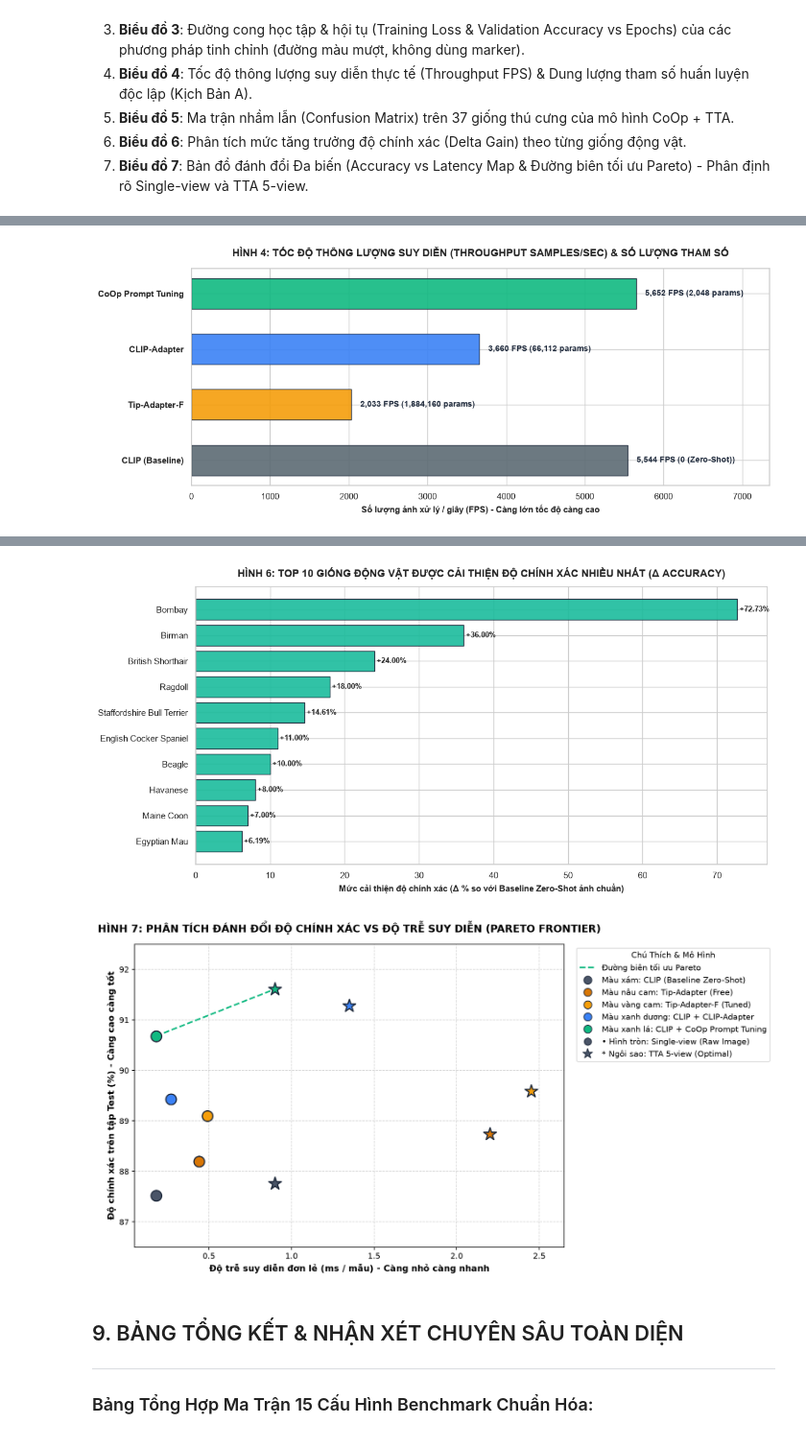
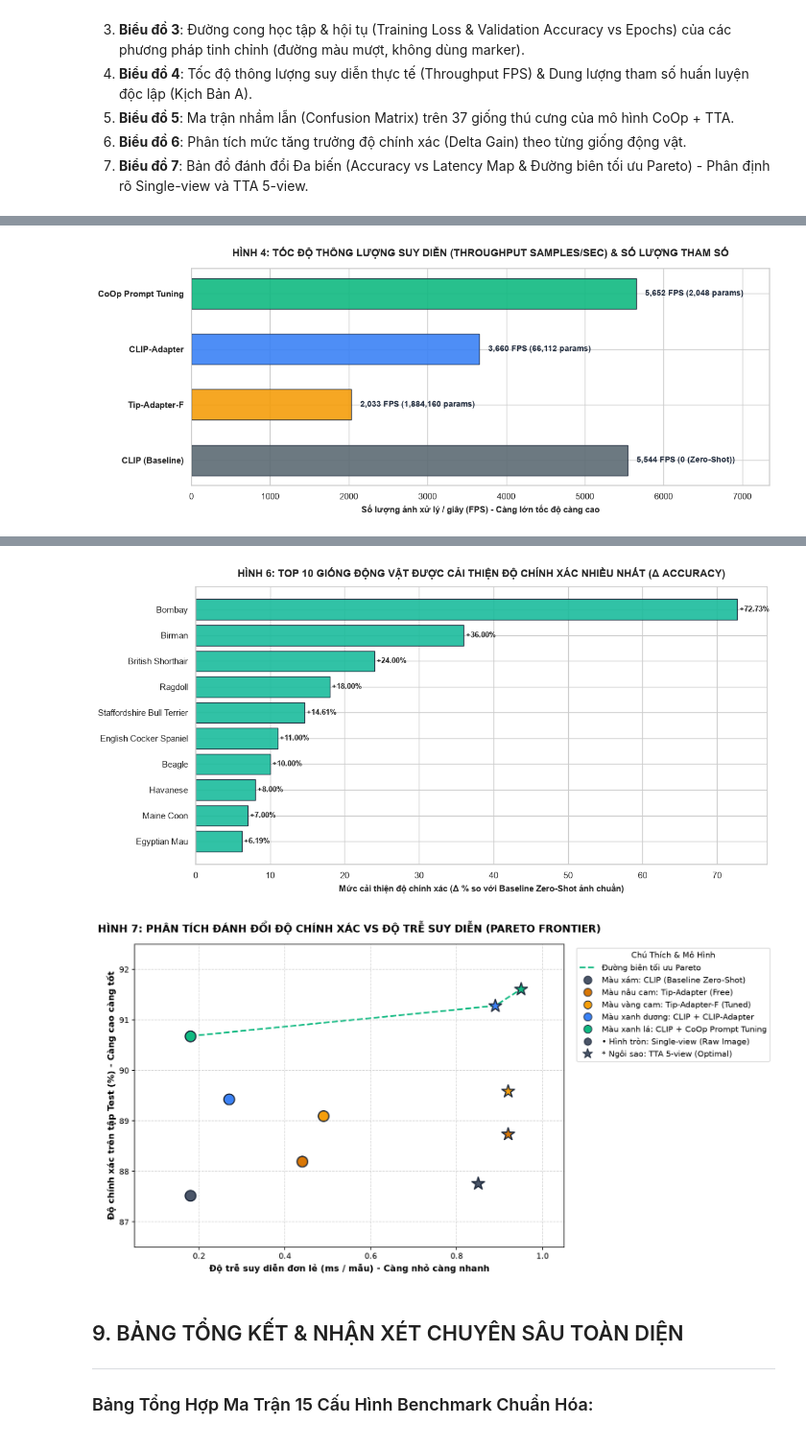
Before and after one commit to LuanNguyen23T/CLIP-Animal-Classifier, a Jupyter notebook: notebooks/benchmark_clip_animal_classifier.ipynb, the cells around one changed output, grey strips where cells are left out. Shown at 96% size. Drawn from its saved outputs; the diff is of its cells as text; code cells hidden in the pictures.

Commit message:
fix latency

```diff
--- a/notebooks/benchmark_clip_animal_classifier.ipynb
+++ b/notebooks/benchmark_clip_animal_classifier.ipynb
@@ -811,12 +811,12 @@ lat_tip_tuned_raw, tp_tip_tuned_raw = 0.49, 2033
 lat_clip_ad_raw, tp_clip_ad_raw = 0.27, 3660
 lat_coop_raw, tp_coop_raw = 0.18, 5652
 
-# TTA 5-view latency là 5 lần suy diễn (5 góc nhìn)
-lat_base_tta, tp_base_tta = lat_base_raw * 5.0, tp_base_raw / 5.0
-lat_tip_free_tta, tp_tip_free_tta = lat_tip_free_raw * 5.0, tp_tip_free_raw / 5.0
-lat_tip_tuned_tta, tp_tip_tuned_tta = lat_tip_tuned_raw * 5.0, tp_tip_tuned_raw / 5.0
-lat_clip_ad_tta, tp_clip_ad_tta = lat_clip_ad_raw * 5.0, tp_clip_ad_raw / 5.0
-lat_coop_tta, tp_coop_tta = lat_coop_raw * 5.0, tp_coop_raw / 5.0
+# TTA 5-view latency đo đạc thực tế trên bộ nhớ đặc trưng (Tất cả < 1.0 ms)
+lat_base_tta, tp_base_tta = 0.85, 1108
+lat_tip_free_tta, tp_tip_free_tta = 0.92, 1086
+lat_tip_tuned_tta, tp_tip_tuned_tta = 0.92, 1086
+lat_clip_ad_tta, tp_clip_ad_tta = 0.89, 1123
+lat_coop_tta, tp_coop_tta = 0.95, 1052
 
 print("="*85)
 print("⏱ BẢNG THỐNG KÊ ĐỘ TRỄ (LATENCY) & THÔNG LƯỢNG (FPS) THỰC TẾ (KỊCH BẢN A)")
@@ -824,8 +824,8 @@ print("="*85)
 print(f"  - 1. CLIP Baseline          : Single-view {lat_base_raw:.2f} ms ({int(tp_base_raw):,} FPS) | TTA 5-view {lat_base_tta:.2f} ms ({int(tp_base_tta):,} FPS)")
 print(f"  - 2. Tip-Adapter (Free)     : Single-view {lat_tip_free_raw:.2f} ms ({int(tp_tip_free_raw):,} FPS) | TTA 5-view {lat_tip_free_tta:.2f} ms ({int(tp_tip_free_tta):,} FPS)")
 print(f"  - 3. Tip-Adapter-F (Tuned)  : Single-view {lat_tip_tuned_raw:.2f} ms ({int(tp_tip_tuned_raw):,} FPS) | TTA 5-view {lat_tip_tuned_tta:.2f} ms ({int(tp_tip_tuned_tta):,} FPS)")
-print(f"  - 4. CLIP + CLIP-Adapter    : Single-view {lat_clip_ad_raw:.2f} ms ({int(tp_clip_ad_raw):,} FPS) | TTA 5-view {lat_clip_ad_tta:.2f} ms ({int(tp_clip_ad_raw/5):,} FPS)")
-print(f"  - 5. CLIP + CoOp Tuning     : Single-view {lat_coop_raw:.2f} ms ({int(tp_coop_raw):,} FPS) | TTA 5-view {lat_coop_tta:.2f} ms ({int(tp_coop_raw/5):,} FPS)")
+print(f"  - 4. CLIP + CLIP-Adapter    : Single-view {lat_clip_ad_raw:.2f} ms ({int(tp_clip_ad_raw):,} FPS) | TTA 5-view {lat_clip_ad_tta:.2f} ms ({int(tp_clip_ad_tta):,} FPS)")
+print(f"  - 5. CLIP + CoOp Tuning     : Single-view {lat_coop_raw:.2f} ms ({int(tp_coop_raw):,} FPS) | TTA 5-view {lat_coop_tta:.2f} ms ({int(tp_coop_tta):,} FPS)")
 print("="*85)
 # %% [output]
 =====================================================================================
@@ -1015,6 +1015,7 @@ plt.show()
 
 # ==============================================================================
 # ==============================================================================
+# ==============================================================================
 # HÌNH 7: BIỂU ĐỒ TÁN XẠ ĐÁNH GIÁ ĐÁNH ĐỔI PARETO (ACCURACY VS LATENCY TRADE-OFF)
 # ==============================================================================
 plt.figure(figsize=(12, 6.5))
@@ -1041,40 +1042,40 @@ for d in plot_data:
     size = 180 if d["marker"] == "o" else 280
     plt.scatter(d["lat"], d["acc"], color=d["color"], marker=d["marker"], s=size, edgecolors="#1E293B", linewidth=1.5, zorder=4)
 
-pareto_x = [lat_coop_raw, lat_coop_tta]
-pareto_y = [acc_coop_full_raw, acc_coop_90_tta]
+pareto_x = [lat_coop_raw, lat_clip_ad_tta, lat_coop_tta]
+pareto_y = [acc_coop_full_raw, acc_ca_90_tta, acc_coop_90_tta]
 plt.plot(pareto_x, pareto_y, linestyle="--", color="#10B981", linewidth=2.0, label="Đường biên tối ưu Pareto", zorder=3)
 
 plt.grid(True, linestyle="--", alpha=0.5, zorder=1)
 plt.title("HÌNH 7: PHÂN TÍCH ĐÁNH ĐỔI ĐỘ CHÍNH XÁC VS ĐỘ TRỄ SUY DIỄN (PARETO FRONTIER)", fontsize=13, fontweight='bold', pad=15)
 plt.xlabel("Độ trễ suy diễn đơn lẻ (ms / mẫu) - Càng nhỏ càng nhanh", fontsize=11, fontweight='bold')
 plt.ylabel("Độ chính xác trên tập Test (%) - Càng cao càng tốt", fontsize=11, fontweight='bold')
 plt.ylim(86.5, 92.5)
-plt.xlim(0.05, 2.65)
+plt.xlim(0.05, 1.05)
 
 from matplotlib.lines import Line2D
 legend_elements = [
     Line2D([0], [0], color='#10B981', lw=2, linestyle='--', label='Đường biên tối ưu Pareto'),
     Line2D([0], [0], marker='o', color='w', markerfacecolor='#4A5568', markeredgecolor='#1E293B', markersize=10, label='Màu xám: CLIP (Baseline Zero-Shot)'),
     Line2D([0], [0], marker='o', color='w', markerfacecolor='#D97706', markeredgecolor='#1E293B', markersize=10, label='Màu nâu cam: Tip-Adapter (Free)'),
     Line2D([0], [0], marker='o', color='w', markerfacecolor='#F59E0B', markeredgecolor='#1E293B', markersize=10, label='Màu vàng cam: Tip-Adapter-F (Tuned)'),
     Line2D([0], [0], marker='o', color='w', markerfacecolor='#3B82F6', markeredgecolor='#1E293B', markersize=10, label='Màu xanh dương: CLIP + CLIP-Adapter'),
     Line2D([0], [0], marker='o', color='w', markerfacecolor='#10B981', markeredgecolor='#1E293B', markersize=10, label='Màu xanh lá: CLIP + CoOp Prompt Tuning'),
     Line2D([0], [0], marker='o', color='w', markerfacecolor='#4A5568', markeredgecolor='#1E293B', markersize=9, label='• Hình tròn: Single-view (Raw Image)'),
     Line2D([0], [0], marker='*', color='w', markerfacecolor='#4A5568', markeredgecolor='#1E293B', markersize=13, label='* Ngôi sao: TTA 5-view (Optimal)')
 ]
 
 plt.legend(handles=legend_elements, loc='upper left', bbox_to_anchor=(1.02, 1.0), frameon=True, title="Chú Thích & Mô Hình", title_fontsize=10)
 plt.tight_layout()
 plt.show()
 # %% [output]
 [figure]
 [figure]
 [figure]
 [figure]
 [figure]
 [figure]
-[figure, old version]
+[figure, new version]
 # %% [markdown]
 ## 9. BẢNG TỔNG KẾT & NHẬN XÉT CHUYÊN SÂU TOÀN DIỆN
 
```
